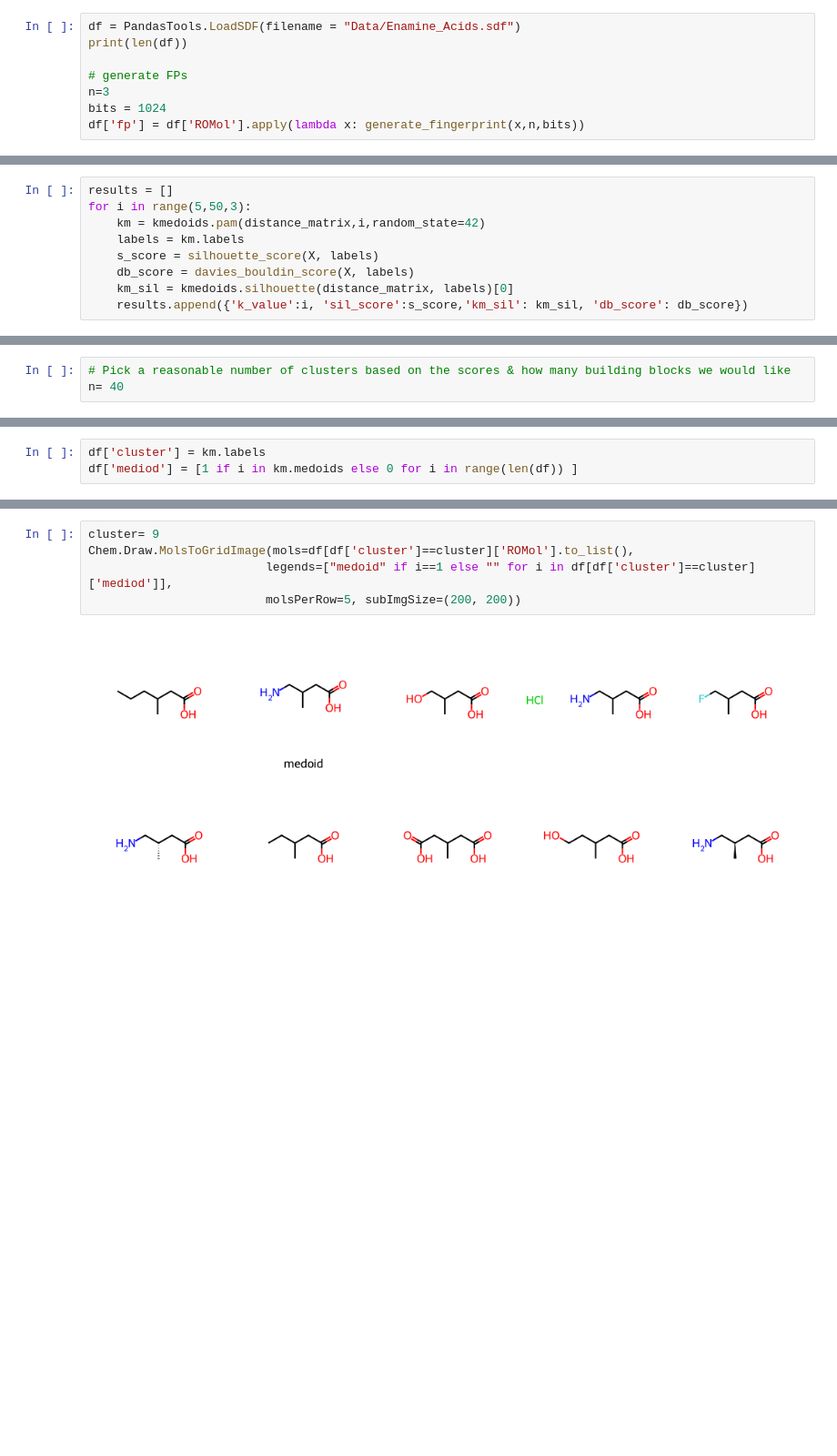
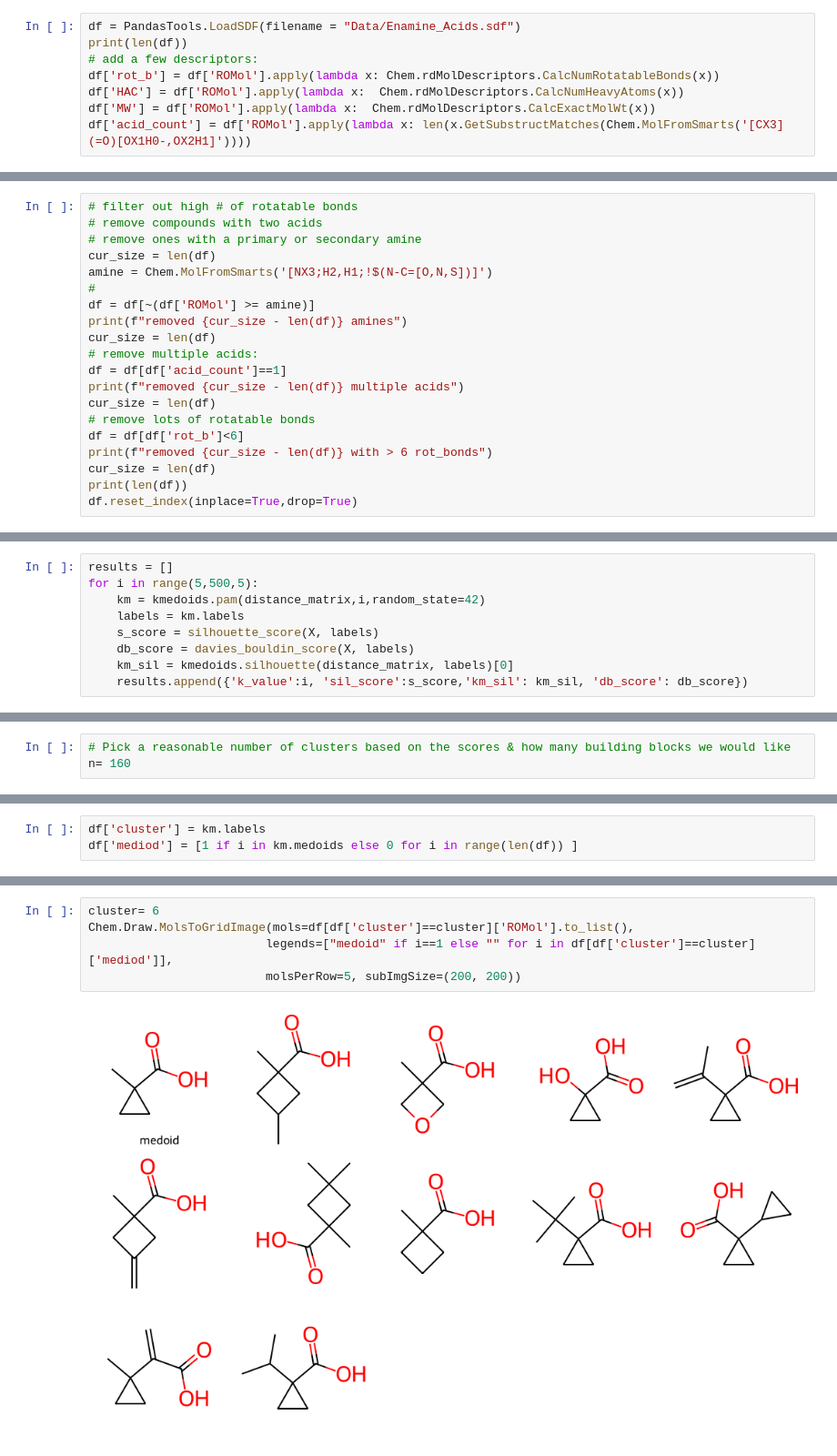
Before and after one commit to dustada1/chemistry, a Jupyter notebook: Example_Cluster.ipynb, the cells around one changed output, grey strips where cells are left out. Shown: that part at 91% size. Cells and saved outputs as stored; diff of their text form; blank space fills up the shorter version.

Commit message:
tweaked visuals and scoring

```diff
--- a/Example_Cluster.ipynb
+++ b/Example_Cluster.ipynb
@@ -30,10 +30,30 @@ def generate_fingerprint(mol,radius,bits):
 # %%
 df = PandasTools.LoadSDF(filename = "Data/Enamine_Acids.sdf")
 print(len(df))
-
-# generate FPs
-n=3
-bits = 1024
-df['fp'] = df['ROMol'].apply(lambda x: generate_fingerprint(x,n,bits))
+# add a few descriptors:
+df['rot_b'] = df['ROMol'].apply(lambda x: Chem.rdMolDescriptors.CalcNumRotatableBonds(x))
+df['HAC'] = df['ROMol'].apply(lambda x:  Chem.rdMolDescriptors.CalcNumHeavyAtoms(x))
+df['MW'] = df['ROMol'].apply(lambda x:  Chem.rdMolDescriptors.CalcExactMolWt(x))
+df['acid_count'] = df['ROMol'].apply(lambda x: len(x.GetSubstructMatches(Chem.MolFromSmarts('[CX3](=O)[OX1H0-,OX2H1]'))))
 # %% [output]
 995
+# %%
+# filter out high # of rotatable bonds
+# remove compounds with two acids
+# remove ones with a primary or secondary amine
+cur_size = len(df)
+amine = Chem.MolFromSmarts('[NX3;H2,H1;!$(N-C=[O,N,S])]')
+#
+df = df[~(df['ROMol'] >= amine)]
+print(f"removed {cur_size - len(df)} amines")
+cur_size = len(df)
+# remove multiple acids:
+df = df[df['acid_count']==1]
+print(f"removed {cur_size - len(df)} multiple acids")
+cur_size = len(df)
+# remove lots of rotatable bonds
+df = df[df['rot_b']<6]
+print(f"removed {cur_size - len(df)} with > 6 rot_bonds")
+cur_size = len(df)
+print(len(df))
+df.reset_index(inplace=True,drop=True)
@@ -56,7 +86,7 @@ distance_matrix = np.array(distance_matrix)
 X = np.stack(df.fp)
 # %%
 results = []
-for i in range(5,50,3):
+for i in range(5,500,5):
     km = kmedoids.pam(distance_matrix,i,random_state=42)
     labels = km.labels
     s_score = silhouette_score(X, labels)
@@ -79,6 +109,6 @@ sns.scatterplot(data=result_df, x='k_value', y='db_score')
 # %%
 # Pick a reasonable number of clusters based on the scores & how many building blocks we would like
-n= 40
+n= 160
 # %%
 km = kmedoids.pam(distance_matrix,n)
 # %%
@@ -121,7 +139,7 @@ dtype: int64
 # %%
-cluster= 9
+cluster= 6
 Chem.Draw.MolsToGridImage(mols=df[df['cluster']==cluster]['ROMol'].to_list(),
                          legends=["medoid" if i==1 else "" for i in df[df['cluster']==cluster]['mediod']],
                          molsPerRow=5, subImgSize=(200, 200))
 # %% [output]
-[figure, old version]
+[figure, new version]
```
Also changed, not shown: parts of 15 cells of this notebook.
